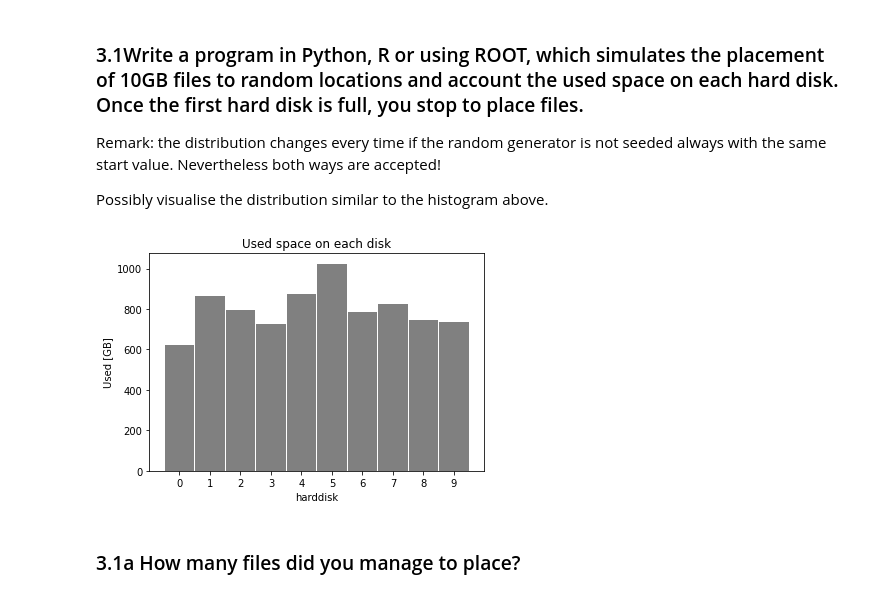
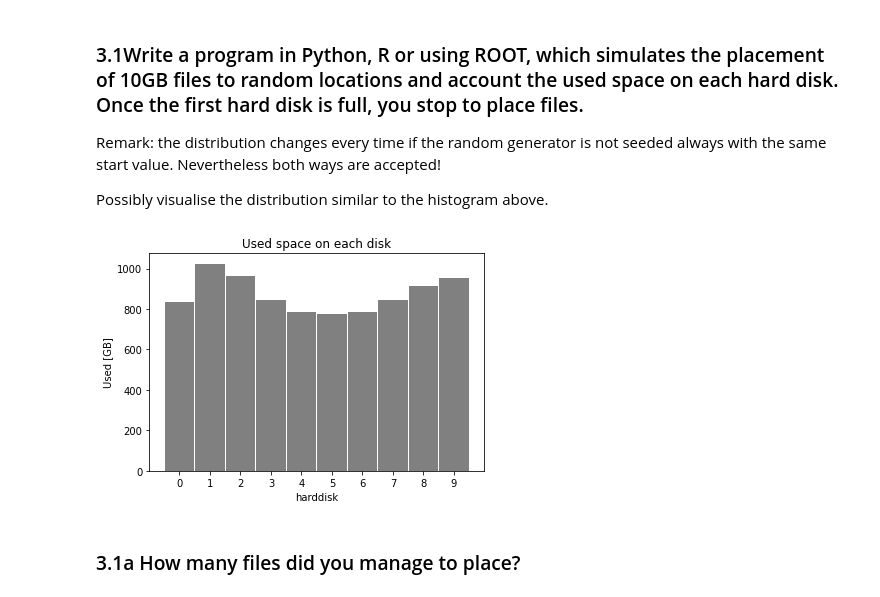
Before and after one commit to SaverioMonaco/MAPDAssignment, a Jupyter notebook: datamanagement.ipynb, the cells around one changed output. Saved outputs shown, nothing was run; the diff lists cells and outputs as text; code cells hidden in the pictures.

```diff
--- a/datamanagement.ipynb
+++ b/datamanagement.ipynb
@@ -307,13 +307,14 @@ Remark: the distribution changes every time if the random generator is not seede
 
 Possibly visualise the distribution similar to the histogram above.
 # %%
-import random
 import matplotlib.pyplot as plt
 import numpy as np
-random.seed(1234)
+from numba import njit
+np.random.seed(1234)
 choose = np.random.choice
 
-def place_files(N_disks, disk_size, file_size, file_count = True):
+@njit(fastmath = True)
+def place_files(N_disks, disk_size, file_size):
     # Initially available space (translated to files)
     eff_size = disk_size//file_size
     max_new_files = np.repeat(eff_size,N_disks)
@@ -329,14 +330,14 @@ def place_files(N_disks, disk_size, file_size, file_count = True):
         avg_new_files = (3*N_disks//4)*min_max_files
 
         # Generate an array for random placement of that many files
-        placings = choose(range(N_disks),min(100000,avg_new_files))# Maybe set an upper bound for avg_new_files.
+        placings = choose(np.arange(N_disks),min(100000,avg_new_files))# Maybe set an upper bound for avg_new_files.
 
-        # Count how many files will be added to each disk
-        keys, counts = np.unique(placings, return_counts=True)
-
-        # Rebuild counts array, in case not all disks are present
-        new_files = np.zeros(N_disks,dtype = np.int64)
-        new_files[keys] = counts
+        ## Count how many files will be added to each disk
+        #keys, counts = np.unique(placings, return_counts=True)
+        ## Rebuild counts array, in case not all disks are present
+        #new_files = np.zeros(N_disks,dtype = np.int64)
+        #new_files[keys] = counts
+        new_files, _ = np.histogram(placings,bins = np.arange(N_disks+1))
 
         # did we miss?
         while np.any(new_files > max_new_files):
@@ -345,11 +346,12 @@ def place_files(N_disks, disk_size, file_size, file_count = True):
             excess = excess[excess>0].sum()
             pl_ex = placings[-excess:]
             placings = placings[:-excess]
-            # Count how many files will be removed from each disk
-            keys, counts = np.unique(pl_ex, return_counts=True)
-            # Rebuild counts array, in case not all disks are present
-            rem_files = np.zeros(N_disks,dtype = np.int64)
-            rem_files[keys] = counts
+            ## Count how many files will be removed from each disk
+            #keys, counts = np.unique(pl_ex, return_counts=True)
+            ## Rebuild counts array, in case not all disks are present
+            #rem_files = np.zeros(N_disks,dtype = np.int64)
+            #rem_files[keys] = counts
+            rem_files, _ = np.histogram(pl_ex,bins = np.arange(N_disks+1))
             new_files -= rem_files
 
 
@@ -360,11 +362,7 @@ def place_files(N_disks, disk_size, file_size, file_count = True):
         placed_files += new_files.sum()
 
     free_space = max_new_files*file_size
-    #TODO: exceptional case to avoid loop. e. g. file size is 0.
-    if file_count: return free_space, placed_files
-    # If file count is not requested, then we care about the used space
-    used_space = N_disks*disk_size - sum(free_space)
-    return used_space
+    return free_space
 
 
 def plot_usage(disk_size,free_space):
@@ -378,12 +376,14 @@ def plot_usage(disk_size,free_space):
 # %%
 N_disks = 10; disk_size = 1024*1024 # ten 1TB = 1048576MB disks
 file_size = 10*1024 # 10GB files
 
-free_space, placed_files = place_files(N_disks,disk_size,file_size)
+free_space = place_files(N_disks,disk_size,file_size)
+free_space
+placed_files = (N_disks*disk_size-free_space.sum())/file_size
 
 plot_usage(disk_size,free_space)
 # %% [output]
-[figure, old version]
+[figure, new version]
 # %% [markdown]
 ### 3.1a How many files did you manage to place?
 # %%
```
Also changed, not shown: parts of 7 cells of this notebook.
